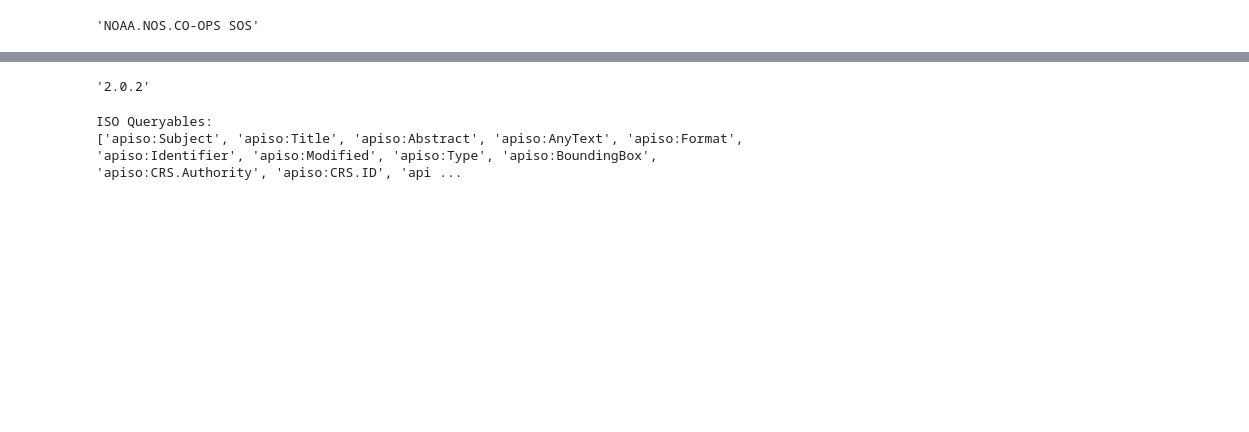
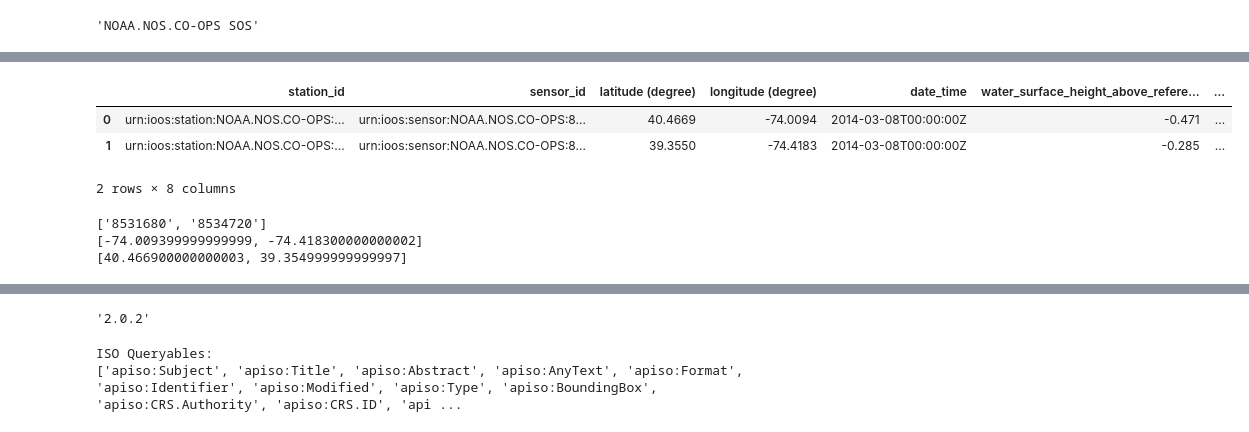
Before and after one commit to hdean83/notebook, a Jupyter notebook: CSW/IOOS_NY_Inundation.ipynb, the cells around one changed output, grey strips where cells are left out. Drawn from its saved outputs; the diff is of its cells as text; code cells hidden in the pictures; blank space fills up the shorter version.

```diff
--- a/CSW/IOOS_NY_Inundation.ipynb
+++ b/CSW/IOOS_NY_Inundation.ipynb
@@ -89,0 +102,5 @@ vars(ofr)
+# %%
+iso_start = jd_start.strftime('%Y-%m-%dT%H:%M:%SZ')
+print iso_start
+box_str=','.join(str(e) for e in box)
+print box_str
@@ -90 +118,19 @@ vars(ofr)
+# %%
+obs_loc_df.head()
+# %% [output]
+|  | station_id | sensor_id | latitude (degree) | longitude (degree) | date_time | water_surface_height_above_refere... | ... |
+| 0 | urn:ioos:station:NOAA.NOS.CO-OPS:... | urn:ioos:sensor:NOAA.NOS.CO-OPS:8... | 40.4669 | -74.0094 | 2014-03-08T00:00:00Z | -0.471 | ... |
+| 1 | urn:ioos:station:NOAA.NOS.CO-OPS:... | urn:ioos:sensor:NOAA.NOS.CO-OPS:8... | 39.3550 | -74.4183 | 2014-03-08T00:00:00Z | -0.285 | ... |
+2 rows × 8 columns
+# %%
+stations = [sta.split(':')[-1] for sta in obs_loc_df['station_id']]
+print stations
+obs_lon = [sta for sta in obs_loc_df['longitude (degree)']]
+obs_lat = [sta for sta in obs_loc_df['latitude (degree)']]
+print obs_lon
+print obs_lat
+# %% [output]
+['8531680', '8534720']
+[-74.009399999999999, -74.418300000000002]
+[40.466900000000003, 39.354999999999997]
 # %%
```
Also changed, not shown: parts of 59 cells of this notebook.
